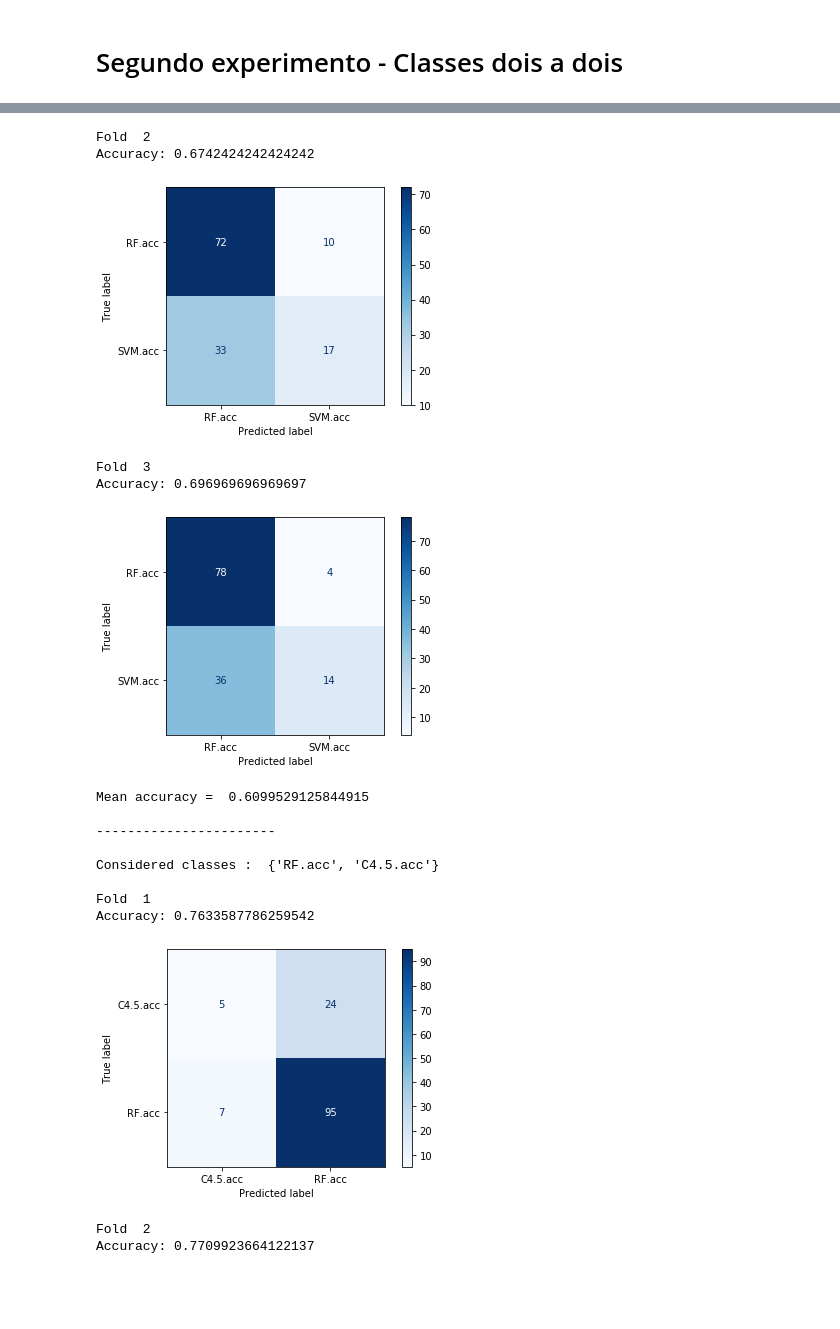
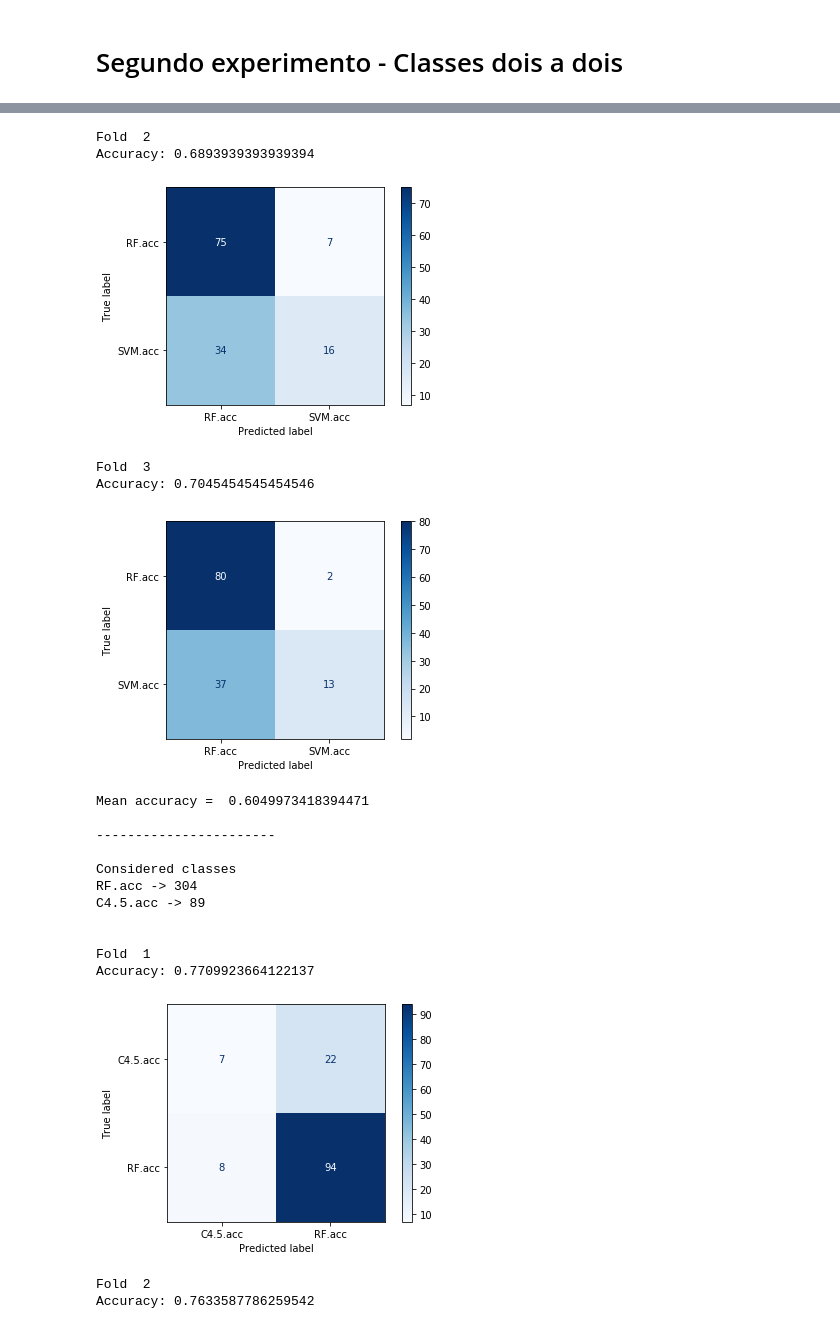
Before and after one commit to maffei2443/fsi-seminarios, a Jupyter notebook: Experimentos_manu/Presentation.ipynb, the cells around one changed output, grey strips where cells are left out. Cells and saved outputs as stored; diff of their text form; code cells hidden in the pictures; blank space fills up the shorter version.

```diff
--- a/Experimentos_manu/Presentation.ipynb
+++ b/Experimentos_manu/Presentation.ipynb
@@ -87,7 +87,7 @@ rfc = RandomForestClassifier(n_estimators=200)
 k = 0
 acc = 0
 acc_sum = 0
-n_splits = 10
+n_splits = 5
 
 skf = StratifiedKFold(n_splits=n_splits)
 for train_index, test_index in skf.split(X, y):
@@ -176,7 +174,10 @@ for to_drop in comb_to_drop:
     acc = 0
     acc_sum = 0
     classifiers_list.append([])
-    print("Considered classes : ", considered_classes, "\n")
+    print("Considered classes")
+    counter(y)
+    print("\n")
+
     for train_index, test_index in skf.split(X, y):
         k += 1
         print("Fold ", k)
@@ -214,17 +218,20 @@ Accuracy: 0.45864661654135336
 Fold  2
-Accuracy: 0.6742424242424242
+Accuracy: 0.6893939393939394
-[figure, old version]
+[figure, new version]
 Fold  3
-Accuracy: 0.696969696969697
+Accuracy: 0.7045454545454546
-[figure, old version]
+[figure, new version]
-Mean accuracy =  0.6099529125844915
+Mean accuracy =  0.6049973418394471
 
 -----------------------
 
-Considered classes :  {'RF.acc', 'C4.5.acc'}
+Considered classes
+RF.acc -> 304
+C4.5.acc -> 89
+
 
 Fold  1
-Accuracy: 0.7633587786259542
+Accuracy: 0.7709923664122137
-[figure, old version]
+[figure, new version]
 Fold  2
-Accuracy: 0.7709923664122137
+Accuracy: 0.7633587786259542
```
Also changed, not shown: parts of 3 cells of this notebook.
